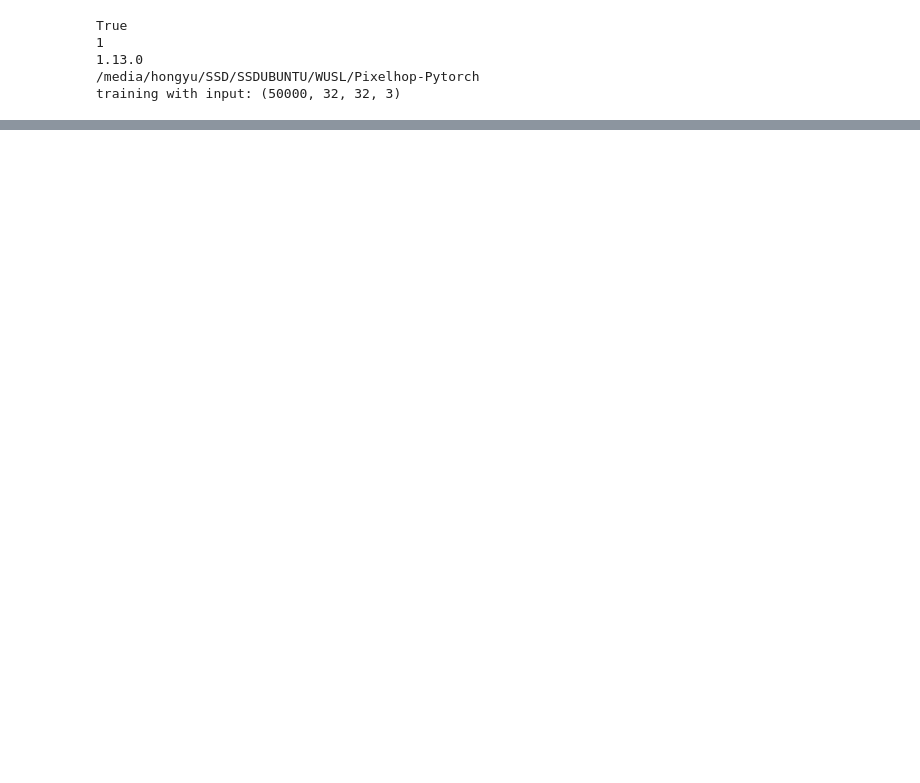
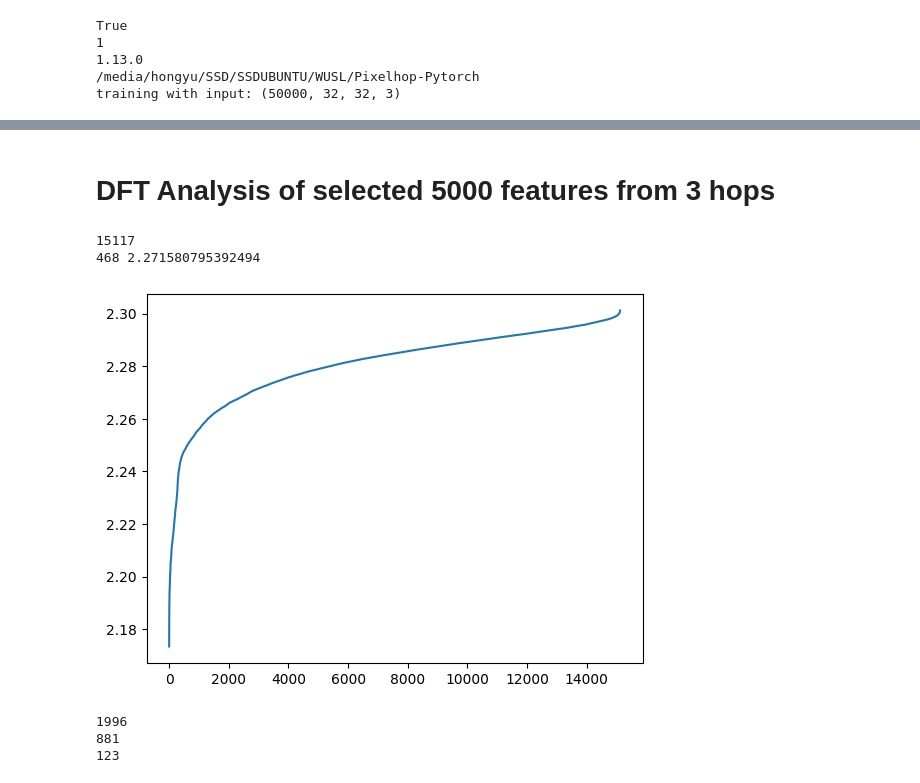
Before and after one commit to ChuniHiro/Pixelhop-Pytorch, a Jupyter notebook: PixelhopDCAC.ipynb, the cells around one changed output, grey strips where cells are left out. Saved outputs shown, nothing was run; the diff lists cells and outputs as text; code cells hidden in the pictures; blank space fills up the shorter version.

```diff
--- a/PixelhopDCAC.ipynb
+++ b/PixelhopDCAC.ipynb
@@ -143,0 +213,33 @@ for featmap in featmaps:
+# %%
+import pickle
+# load features for 5x5 standard Pixelhop
+
+# Find features and DFT results from different hops:
+feathop3dir = '/media/hongyu/SSD/SSDUBUNTU/WUSL/SLM-CIFAR10/model/feat_train+test_d=535.pkl'
+feathop3 = pickle.load(open(feathop3dir, 'rb'))
+feattrain_hop3_2d, feattest_hop3_2d = feathop3
+feattrain_hop3 = feattrain_hop3_2d.reshape(feattrain_hop3_2d.shape[0], 1, 1, -1)
+feattest_hop3 = feattest_hop3_2d.reshape(feattest_hop3_2d.shape[0], 1, 1, -1)
+
+feathop2dir = '/media/hongyu/SSD/SSDUBUNTU/WUSL/SLM-CIFAR10/model/feat_train+test_hop2_d=6350.pkl'
+feathop2 = pickle.load(open(feathop2dir, 'rb'))
+feattrain_hop2_2d, feattest_hop2_2d = feathop2
+feattrain_hop2 = feattrain_hop2_2d.reshape(feattrain_hop2_2d.shape[0], 5, 5, -1)
+feattest_hop2 = feattest_hop2_2d.reshape(feattest_hop2_2d.shape[0], 5, 5, -1)
+
+feathop1dir = '/media/hongyu/SSD/SSDUBUNTU/WUSL/SLM-CIFAR10/model/feat_train+test_hop1_d=8232.pkl'
+feattrain_hop1_2d, feattest_hop1_2d  = pickle.load(open(feathop1dir, 'rb'))
+feattrain_hop1 = feattrain_hop1_2d.reshape(feattrain_hop1_2d.shape[0], 14, 14, -1)
+feattest_hop1 = feattest_hop1_2d.reshape(feattest_hop1_2d.shape[0], 14, 14, -1)
+# %%
+import pickle
+DFThop3dir = '/media/hongyu/SSD/SSDUBUNTU/WUSL/SLM-CIFAR10/model/DFT_Hop3_535.pkl'
+DFThop3, DFThop3_sort_idx, __, __ = pickle.load(open(DFThop3dir, 'rb'))
+
+DFThop2dir = '/media/hongyu/SSD/SSDUBUNTU/WUSL/SLM-CIFAR10/model/DFT_Hop2_6350.pkl'
+DFThop2, DFThop2_sort_idx, __, __ = pickle.load(open(DFThop2dir, 'rb'))
+
+DFThop1dir = '/media/hongyu/SSD/SSDUBUNTU/WUSL/SLM-CIFAR10/model/DFT_Hop1_8232.pkl'
+DFThop1, DFThop1_sort_idx, __, __ = pickle.load(open(DFThop1dir, 'rb'))
+
+DFTresults = [DFThop1, DFThop2, DFThop3]
@@ -143,0 +900,35 @@ for featmap in featmaps:
+# %% [markdown]
+# DFT Analysis of selected 5000 features from 3 hops
+# %%
+DFT_3hop = DFThop1 + DFThop2 + DFThop3
+
+print(len(DFT_3hop))
+
+idx = np.argsort(DFT_3hop)[3000 - 1]
+print(idx, DFT_3hop[idx])
+
+plt.plot(sorted(DFT_3hop))
+plt.show()
+# %% [output]
+15117
+468 2.271580795392494
+[figure, added]
+# %%
+DFT_th = DFT_3hop[idx]
+DFThop1_select = np.where(DFThop1 <= DFT_th)[0]
+print(len(DFThop1_select))
+# print(DFThop1_select[:3])
+
+DFThop2_select = np.where(DFThop2 <= DFT_th)[0]
+print(len(DFThop2_select))
+# print(DFThop2_select[:3])
+
+DFThop3_select = np.where(DFThop3 <= DFT_th)[0]
+print(len(DFThop3_select))
+# print(DFThop3_select[:3])
+
+DFT_3hop_select = [DFThop1_select, DFThop2_select, DFThop3_select]
+# %% [output]
+1996
+881
+123
```
Also changed, not shown: parts of 48 cells of this notebook.
